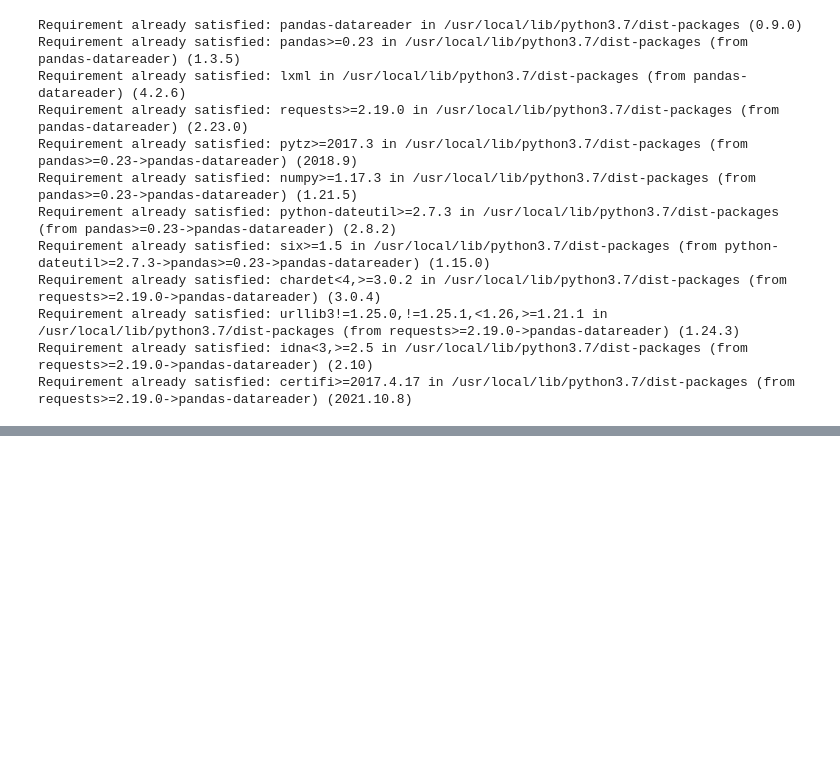
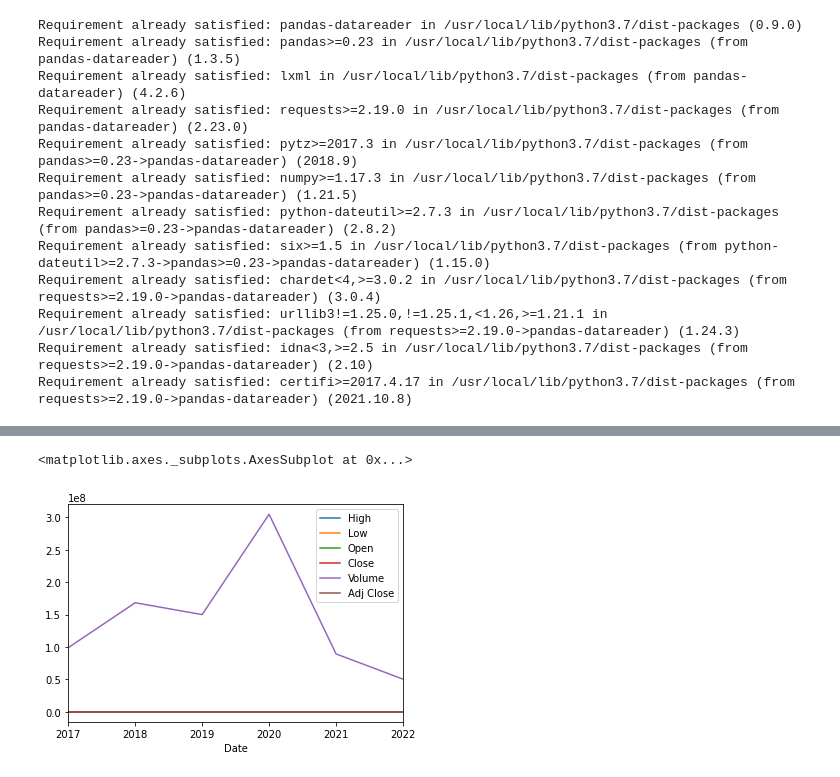
Before and after one commit to thogeti/ALMLPract, a Jupyter notebook: TimeSeries_day1_KrishN.ipynb, the cells around one changed output, grey strips where cells are left out. Cells and saved outputs as stored; diff of their text form; code cells hidden in the pictures; blank space fills up the shorter version.

```diff
--- a/TimeSeries_day1_KrishN.ipynb
+++ b/TimeSeries_day1_KrishN.ipynb
@@ -61,0 +101,6 @@ pdr.get_data_yahoo('TSLA')
+# %%
+## Business End results
+df_tesla.resample(rule='BA').max().plot()
+# %% [output]
+<matplotlib.axes._subplots.AxesSubplot at 0x...>
+[figure, added]
```
Also changed, not shown: parts of 9 cells of this notebook.
